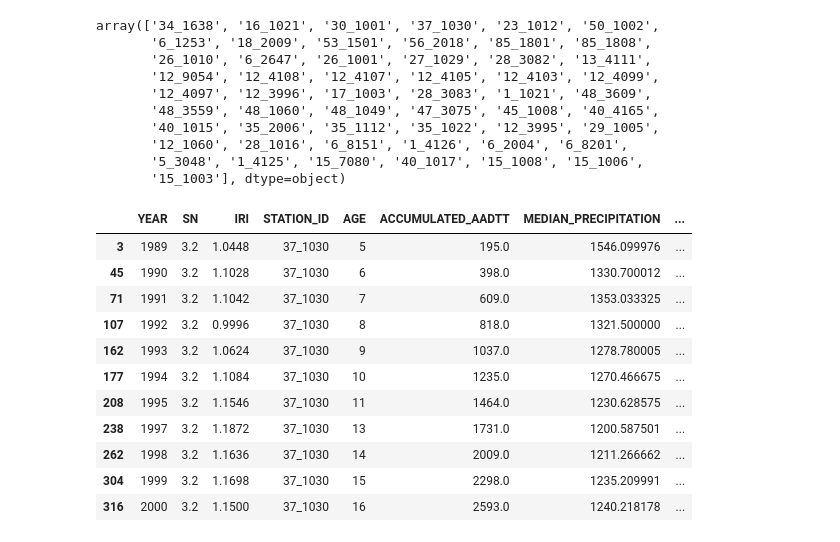
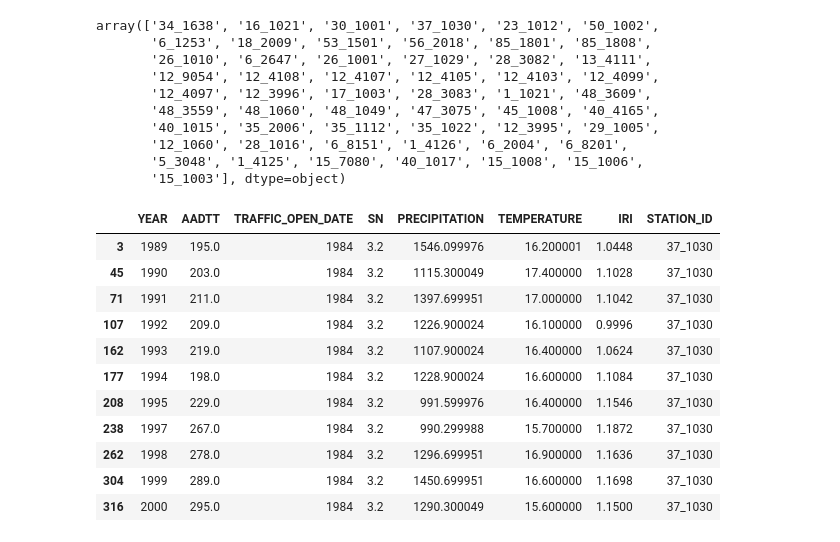
Before and after one commit to tamagusko/predict-iri-ensemble, a Jupyter notebook: data/processing.ipynb, the cells around one changed output. Cells and saved outputs as stored; diff of their text form; code cells hidden in the pictures.

```diff
--- a/data/processing.ipynb
+++ b/data/processing.ipynb
@@ -37,32 +37,3 @@ Data columns (total 8 columns):
  7   STATION_ID         395 non-null    object
 dtypes: float64(5), int64(2), object(1)
 memory usage: 24.8+ KB
-# %%
-# Data engeneering
-DATA['AGE'] = DATA['YEAR'] - DATA['TRAFFIC_OPEN_DATE']
-
-#
-# For AADTT
-DATA['ACCUMULATED_AADTT'] = DATA.sort_values('YEAR').groupby(['STATION_ID'])['AADTT'].cumsum()
-
-# For PRECIPITATION
-DATA['MEDIAN_PRECIPITATION'] = (DATA.sort_values('YEAR')
-                          .groupby(['STATION_ID'])['PRECIPITATION']
-                          .cumsum()) / (df.sort_values('YEAR')
-                                        .groupby(['STATION_ID'])
-                                        .cumcount() + 1)
-
-# For TEMPERATURE
-DATA['MEDIAN_TEMPERATURE'] = (DATA.sort_values('YEAR')
-                        .groupby(['STATION_ID'])['TEMPERATURE']
-                        .cumsum()) / (df.sort_values('YEAR')
-                                      .groupby(['STATION_ID'])
-                                      .cumcount() + 1)
-# %%
-# Drop unused columns
-columns_to_drop = ['TRAFFIC_OPEN_DATE',
-                   'AADTT',
-                   'PRECIPITATION',
-                   'TEMPERATURE']
-DATA = DATA.drop(columns_to_drop, axis=1)
-DATA.head()
@@ -76,8 +91,7 @@ DATA.head()
 # %%
 # View data
-
-def query_data(id):
-    return DATA[(df['STATION_ID'] == id)]
+def query_data(df, id):
+    return df[df['STATION_ID'] == id]
 
 unique_station_ids = DATA['STATION_ID'].unique()
 unique_station_ids
@@ -93,17 +107,17 @@ array(['34_1638', '16_1021', '30_1001', '37_1030', '23_1012', '50_1002',
        '5_3048', '1_4125', '15_7080', '40_1017', '15_1008', '15_1006',
        '15_1003'], dtype=object)
 # %%
-query_data('37_1030')
+query_data(DATA, '37_1030')
 # %% [output]
-|  | YEAR | SN | IRI | STATION_ID | AGE | ACCUMULATED_AADTT | MEDIAN_PRECIPITATION | ... |
-| 3 | 1989 | 3.2 | 1.0448 | 37_1030 | 5 | 195.0 | 1546.099976 | ... |
-| 45 | 1990 | 3.2 | 1.1028 | 37_1030 | 6 | 398.0 | 1330.700012 | ... |
-| 71 | 1991 | 3.2 | 1.1042 | 37_1030 | 7 | 609.0 | 1353.033325 | ... |
-| 107 | 1992 | 3.2 | 0.9996 | 37_1030 | 8 | 818.0 | 1321.500000 | ... |
-| 162 | 1993 | 3.2 | 1.0624 | 37_1030 | 9 | 1037.0 | 1278.780005 | ... |
-| 177 | 1994 | 3.2 | 1.1084 | 37_1030 | 10 | 1235.0 | 1270.466675 | ... |
-| 208 | 1995 | 3.2 | 1.1546 | 37_1030 | 11 | 1464.0 | 1230.628575 | ... |
-| 238 | 1997 | 3.2 | 1.1872 | 37_1030 | 13 | 1731.0 | 1200.587501 | ... |
-| 262 | 1998 | 3.2 | 1.1636 | 37_1030 | 14 | 2009.0 | 1211.266662 | ... |
-| 304 | 1999 | 3.2 | 1.1698 | 37_1030 | 15 | 2298.0 | 1235.209991 | ... |
-| 316 | 2000 | 3.2 | 1.1500 | 37_1030 | 16 | 2593.0 | 1240.218178 | ... |
+|  | YEAR | AADTT | TRAFFIC_OPEN_DATE | SN | PRECIPITATION | TEMPERATURE | IRI | STATION_ID |
+| 3 | 1989 | 195.0 | 1984 | 3.2 | 1546.099976 | 16.200001 | 1.0448 | 37_1030 |
+| 45 | 1990 | 203.0 | 1984 | 3.2 | 1115.300049 | 17.400000 | 1.1028 | 37_1030 |
+| 71 | 1991 | 211.0 | 1984 | 3.2 | 1397.699951 | 17.000000 | 1.1042 | 37_1030 |
+| 107 | 1992 | 209.0 | 1984 | 3.2 | 1226.900024 | 16.100000 | 0.9996 | 37_1030 |
+| 162 | 1993 | 219.0 | 1984 | 3.2 | 1107.900024 | 16.400000 | 1.0624 | 37_1030 |
+| 177 | 1994 | 198.0 | 1984 | 3.2 | 1228.900024 | 16.600000 | 1.1084 | 37_1030 |
+| 208 | 1995 | 229.0 | 1984 | 3.2 | 991.599976 | 16.400000 | 1.1546 | 37_1030 |
+| 238 | 1997 | 267.0 | 1984 | 3.2 | 990.299988 | 15.700000 | 1.1872 | 37_1030 |
+| 262 | 1998 | 278.0 | 1984 | 3.2 | 1296.699951 | 16.900000 | 1.1636 | 37_1030 |
+| 304 | 1999 | 289.0 | 1984 | 3.2 | 1450.699951 | 16.600000 | 1.1698 | 37_1030 |
+| 316 | 2000 | 295.0 | 1984 | 3.2 | 1290.300049 | 15.600000 | 1.1500 | 37_1030 |
```
Also changed, not shown: parts of 9 cells of this notebook, 2 other files.
